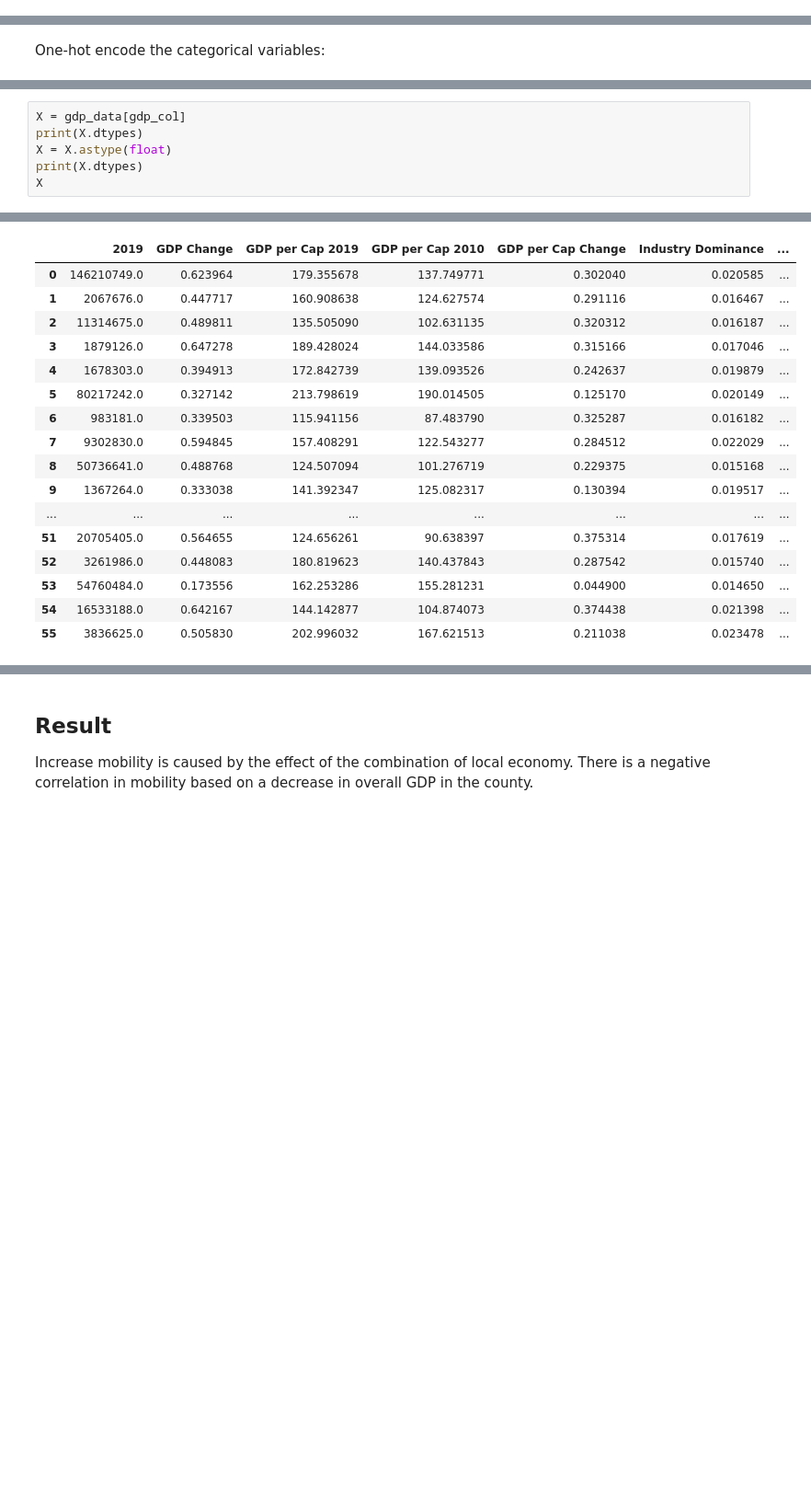
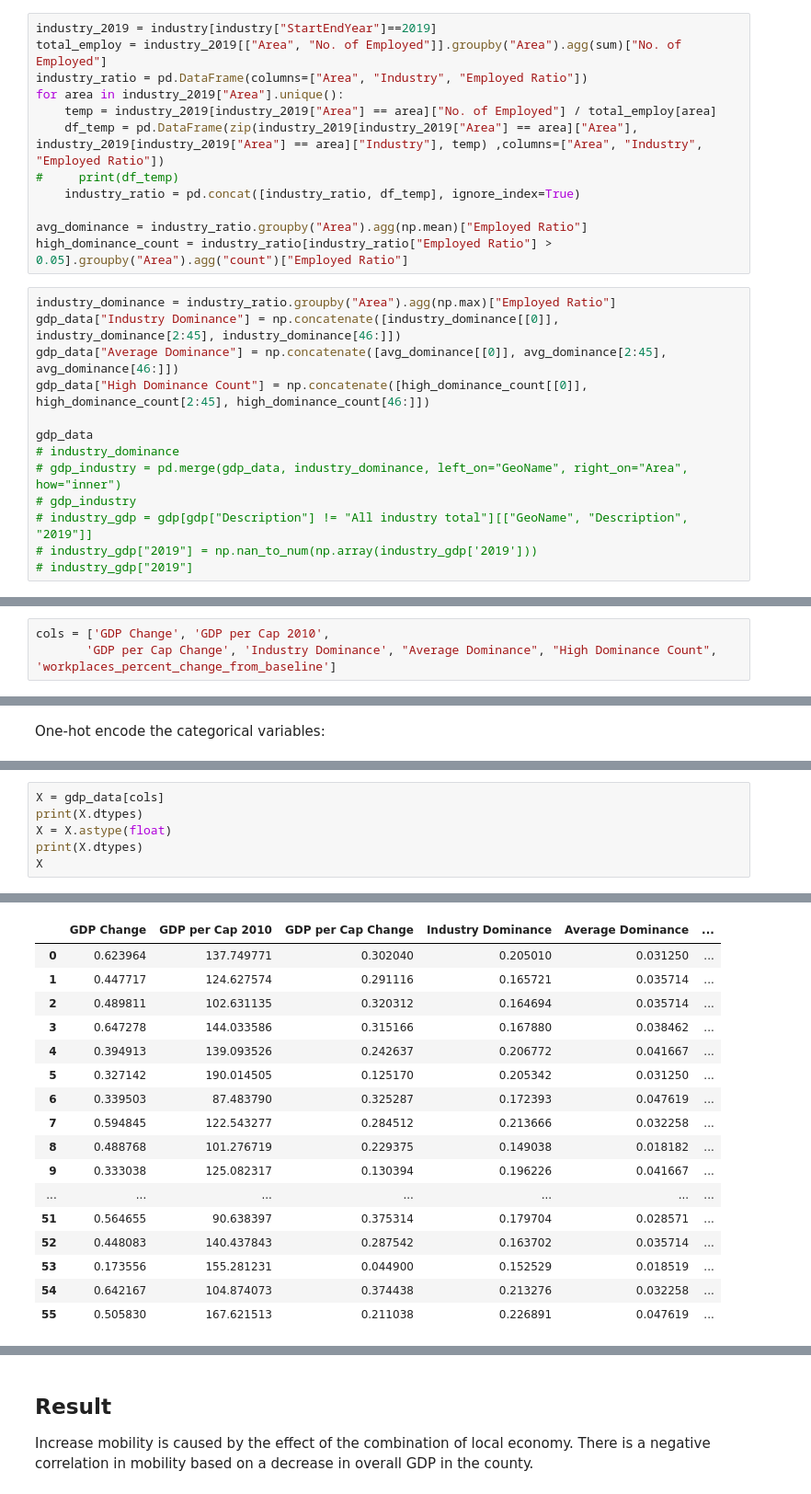
Before and after one commit to pkargupta/mobo102, a Jupyter notebook: Question 1 EDA.ipynb, the cells around one changed output, grey strips where cells are left out. Shown at 92% size. Drawn from its saved outputs; the diff is of its cells as text; blank space fills up the shorter version.

Commit message:
more dominance data and IPW

```diff
--- a/Question 1 EDA.ipynb
+++ b/Question 1 EDA.ipynb
@@ -597,0 +571,25 @@ gdp_data
+# %%
+industry_2019 = industry[industry["StartEndYear"]==2019]
+total_employ = industry_2019[["Area", "No. of Employed"]].groupby("Area").agg(sum)["No. of Employed"]
+industry_ratio = pd.DataFrame(columns=["Area", "Industry", "Employed Ratio"])
+for area in industry_2019["Area"].unique():
+    temp = industry_2019[industry_2019["Area"] == area]["No. of Employed"] / total_employ[area]
+    df_temp = pd.DataFrame(zip(industry_2019[industry_2019["Area"] == area]["Area"], industry_2019[industry_2019["Area"] == area]["Industry"], temp) ,columns=["Area", "Industry", "Employed Ratio"])
+#     print(df_temp)
+    industry_ratio = pd.concat([industry_ratio, df_temp], ignore_index=True)
+
+avg_dominance = industry_ratio.groupby("Area").agg(np.mean)["Employed Ratio"]
+high_dominance_count = industry_ratio[industry_ratio["Employed Ratio"] > 0.05].groupby("Area").agg("count")["Employed Ratio"]
+# %%
+industry_dominance = industry_ratio.groupby("Area").agg(np.max)["Employed Ratio"]
+gdp_data["Industry Dominance"] = np.concatenate([industry_dominance[[0]], industry_dominance[2:45], industry_dominance[46:]])
+gdp_data["Average Dominance"] = np.concatenate([avg_dominance[[0]], avg_dominance[2:45], avg_dominance[46:]])
+gdp_data["High Dominance Count"] = np.concatenate([high_dominance_count[[0]], high_dominance_count[2:45], high_dominance_count[46:]])
+
+gdp_data
+# industry_dominance
+# gdp_industry = pd.merge(gdp_data, industry_dominance, left_on="GeoName", right_on="Area", how="inner")
+# gdp_industry
+# industry_gdp = gdp[gdp["Description"] != "All industry total"][["GeoName", "Description", "2019"]]
+# industry_gdp["2019"] = np.nan_to_num(np.array(industry_gdp['2019']))
+# industry_gdp["2019"]
@@ -598,3 +615,6 @@ gdp_data
+# %%
+cols = ['GDP Change', 'GDP per Cap 2010',
+       'GDP per Cap Change', 'Industry Dominance', "Average Dominance", "High Dominance Count", 'workplaces_percent_change_from_baseline']
 # %%
 data = ca_mobility_clean.join(industry_b["Top Industry"], on="sub_region_2", how="inner")
 data["census_fips_code"] = pd.to_numeric(data["census_fips_code"], downcast='integer')
@@ -710,7 +692,7 @@ column_names
  'Industry Dominance',
  'workplaces_percent_change_from_baseline']
 # %%
-X = gdp_data[gdp_col]
+X = gdp_data[cols]
 print(X.dtypes)
 X = X.astype(float)
 print(X.dtypes)
@@ -733,21 +715,21 @@ Industry Dominance                         float64
 workplaces_percent_change_from_baseline    float64
 dtype: object
-|  | 2019 | GDP Change | GDP per Cap 2019 | GDP per Cap 2010 | GDP per Cap Change | Industry Dominance | ... |
-| 0 | 146210749.0 | 0.623964 | 179.355678 | 137.749771 | 0.302040 | 0.020585 | ... |
-| 1 | 2067676.0 | 0.447717 | 160.908638 | 124.627574 | 0.291116 | 0.016467 | ... |
-| 2 | 11314675.0 | 0.489811 | 135.505090 | 102.631135 | 0.320312 | 0.016187 | ... |
-| 3 | 1879126.0 | 0.647278 | 189.428024 | 144.033586 | 0.315166 | 0.017046 | ... |
-| 4 | 1678303.0 | 0.394913 | 172.842739 | 139.093526 | 0.242637 | 0.019879 | ... |
-| 5 | 80217242.0 | 0.327142 | 213.798619 | 190.014505 | 0.125170 | 0.020149 | ... |
-| 6 | 983181.0 | 0.339503 | 115.941156 | 87.483790 | 0.325287 | 0.016182 | ... |
-| 7 | 9302830.0 | 0.594845 | 157.408291 | 122.543277 | 0.284512 | 0.022029 | ... |
-| 8 | 50736641.0 | 0.488768 | 124.507094 | 101.276719 | 0.229375 | 0.015168 | ... |
-| 9 | 1367264.0 | 0.333038 | 141.392347 | 125.082317 | 0.130394 | 0.019517 | ... |
-| ... | ... | ... | ... | ... | ... | ... | ... |
-| 51 | 20705405.0 | 0.564655 | 124.656261 | 90.638397 | 0.375314 | 0.017619 | ... |
-| 52 | 3261986.0 | 0.448083 | 180.819623 | 140.437843 | 0.287542 | 0.015740 | ... |
-| 53 | 54760484.0 | 0.173556 | 162.253286 | 155.281231 | 0.044900 | 0.014650 | ... |
-| 54 | 16533188.0 | 0.642167 | 144.142877 | 104.874073 | 0.374438 | 0.021398 | ... |
-| 55 | 3836625.0 | 0.505830 | 202.996032 | 167.621513 | 0.211038 | 0.023478 | ... |
+|  | GDP Change | GDP per Cap 2010 | GDP per Cap Change | Industry Dominance | Average Dominance | ... |
+| 0 | 0.623964 | 137.749771 | 0.302040 | 0.205010 | 0.031250 | ... |
+| 1 | 0.447717 | 124.627574 | 0.291116 | 0.165721 | 0.035714 | ... |
+| 2 | 0.489811 | 102.631135 | 0.320312 | 0.164694 | 0.035714 | ... |
+| 3 | 0.647278 | 144.033586 | 0.315166 | 0.167880 | 0.038462 | ... |
+| 4 | 0.394913 | 139.093526 | 0.242637 | 0.206772 | 0.041667 | ... |
+| 5 | 0.327142 | 190.014505 | 0.125170 | 0.205342 | 0.031250 | ... |
+| 6 | 0.339503 | 87.483790 | 0.325287 | 0.172393 | 0.047619 | ... |
+| 7 | 0.594845 | 122.543277 | 0.284512 | 0.213666 | 0.032258 | ... |
+| 8 | 0.488768 | 101.276719 | 0.229375 | 0.149038 | 0.018182 | ... |
+| 9 | 0.333038 | 125.082317 | 0.130394 | 0.196226 | 0.041667 | ... |
+| ... | ... | ... | ... | ... | ... | ... |
+| 51 | 0.564655 | 90.638397 | 0.375314 | 0.179704 | 0.028571 | ... |
+| 52 | 0.448083 | 140.437843 | 0.287542 | 0.163702 | 0.035714 | ... |
+| 53 | 0.173556 | 155.281231 | 0.044900 | 0.152529 | 0.018519 | ... |
+| 54 | 0.642167 | 104.874073 | 0.374438 | 0.213276 | 0.032258 | ... |
+| 55 | 0.505830 | 167.621513 | 0.211038 | 0.226891 | 0.047619 | ... |
 # %%
 # fit_OLS_model(df, target, explanatory_vars)
```
Also changed, not shown: parts of 20 cells of this notebook.
